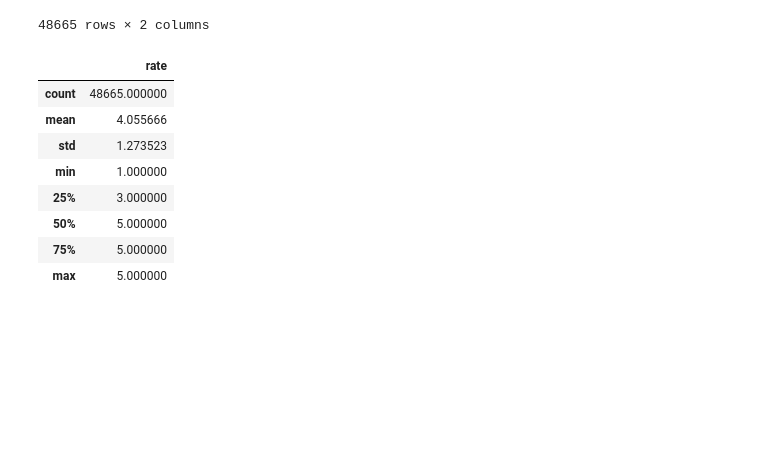
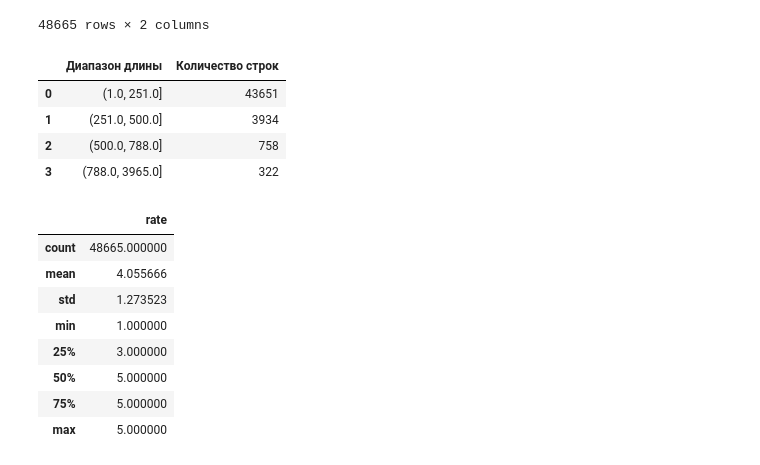
Before and after one commit to ml2me/competitions, a Jupyter notebook: ODS_NLP_001/BL.ipynb, the cells around one changed output. Saved outputs shown, nothing was run; the diff lists cells and outputs as text; code cells hidden in the pictures; blank space fills up the shorter version.

```diff
--- a/ODS_NLP_001/BL.ipynb
+++ b/ODS_NLP_001/BL.ipynb
@@ -21,5 +82,5 @@ df_multiclass_test
 # %%
-path_003 = 'train.csv.csv' #  'sample_submission.csv.csv'
+path_003 = 'train.csv' #  'sample_submission.csv.csv'
 df_multiclass_train = pd.read_csv(path_003)
 df_multiclass_train
 # %% [output]
@@ -36,6 +97,24 @@ df_multiclass_train
 | 48663 | 5 | Нравится ваш магазин, персонал од... |
 | 48664 | 3 | Не очень персонал |
 48665 rows × 2 columns
+# %%
+length_counts_train = df_multiclass_train['text'].astype(str).str.len().value_counts().reset_index()
+length_counts_train.columns = ['Длина значения', 'Количество строк']
+length_counts_train = length_counts_train.sort_values('Длина значения').reset_index(drop=True)
+
+# Разбиение на 4 группы с диапазонами
+length_counts_train['Квартиль'] = pd.qcut(length_counts_train['Длина значения'], q=4, precision=0)
+length_counts_grouped_train = length_counts_train.groupby('Квартиль', observed=False)['Количество строк'].sum().reset_index()
+length_counts_grouped_train.columns = ['Диапазон длины', 'Количество строк']
+
+
+length_counts_grouped_train
+# %% [output]
+|  | Диапазон длины | Количество строк |
+| 0 | (1.0, 251.0] | 43651 |
+| 1 | (251.0, 500.0] | 3934 |
+| 2 | (500.0, 788.0] | 758 |
+| 3 | (788.0, 3965.0] | 322 |
 # %%
 df_multiclass_train.describe()
 # %% [output]
```
Also changed, not shown: parts of 6 cells of this notebook, 2 other files.
